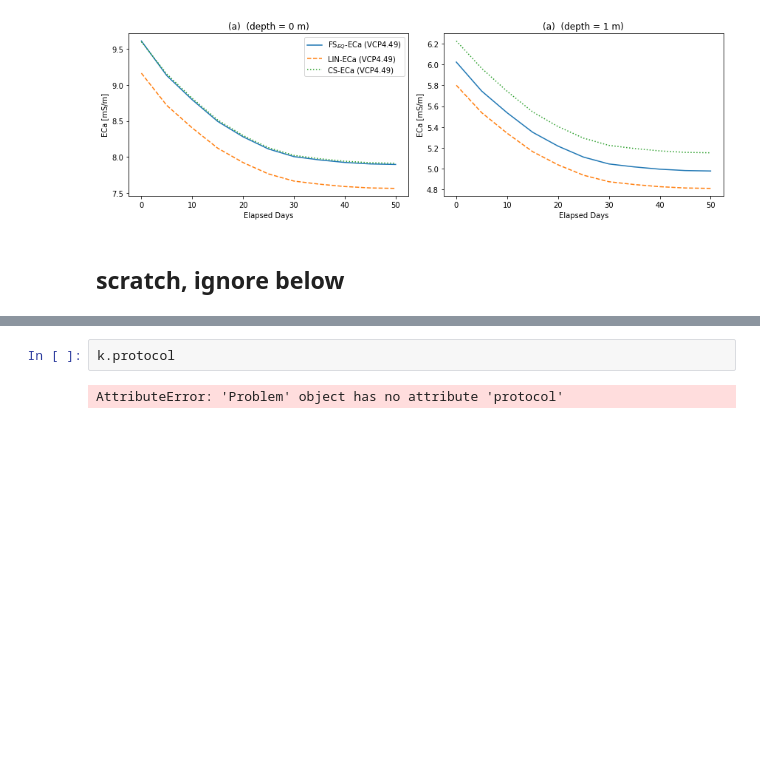
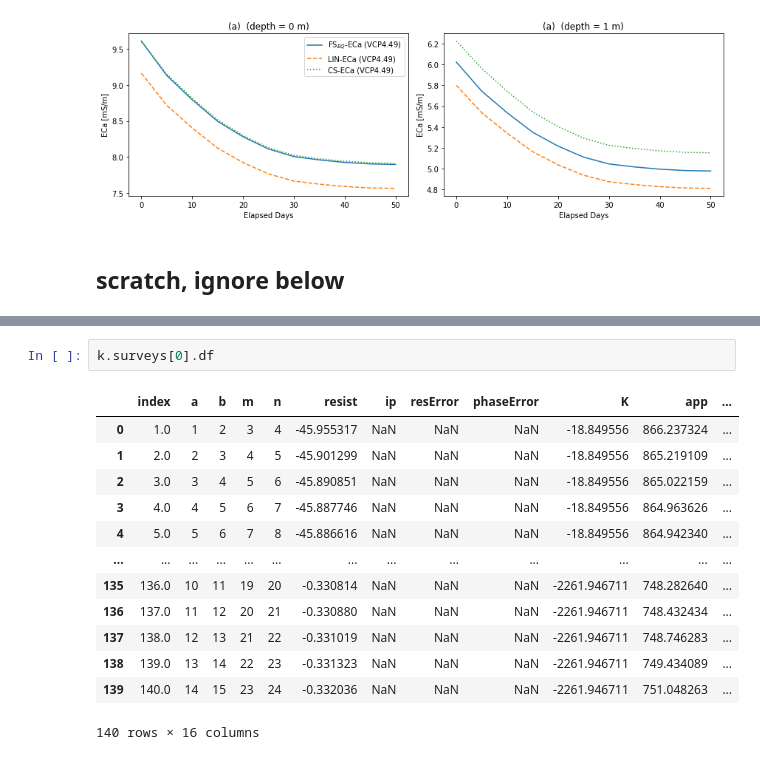
Before and after one commit to cmtso/phydrus_geophy, a Jupyter notebook: phydrus_geophys_ex1.ipynb, the cells around one changed output, grey strips where cells are left out. Cells and saved outputs as stored; diff of their text form; blank space fills up the shorter version.

```diff
--- a/phydrus_geophys_ex1.ipynb
+++ b/phydrus_geophys_ex1.ipynb
@@ -829,7 +845,19 @@ k.param
         [ 0.        , -3.83333333],
         [ 0.        ,  0.        ]]),
  'reg_mode': 1}
-# %%
-k.protocol
-# %% [output]
-AttributeError: 'Problem' object has no attribute 'protocol'
+# %%
+k.surveys[0].df
+# %% [output]
+|  | index | a | b | m | n | resist | ip | resError | phaseError | K | app | ... |
+| 0 | 1.0 | 1 | 2 | 3 | 4 | -45.955317 | NaN | NaN | NaN | -18.849556 | 866.237324 | ... |
+| 1 | 2.0 | 2 | 3 | 4 | 5 | -45.901299 | NaN | NaN | NaN | -18.849556 | 865.219109 | ... |
+| 2 | 3.0 | 3 | 4 | 5 | 6 | -45.890851 | NaN | NaN | NaN | -18.849556 | 865.022159 | ... |
+| 3 | 4.0 | 4 | 5 | 6 | 7 | -45.887746 | NaN | NaN | NaN | -18.849556 | 864.963626 | ... |
+| 4 | 5.0 | 5 | 6 | 7 | 8 | -45.886616 | NaN | NaN | NaN | -18.849556 | 864.942340 | ... |
+| ... | ... | ... | ... | ... | ... | ... | ... | ... | ... | ... | ... | ... |
+| 135 | 136.0 | 10 | 11 | 19 | 20 | -0.330814 | NaN | NaN | NaN | -2261.946711 | 748.282640 | ... |
+| 136 | 137.0 | 11 | 12 | 20 | 21 | -0.330880 | NaN | NaN | NaN | -2261.946711 | 748.432434 | ... |
+| 137 | 138.0 | 12 | 13 | 21 | 22 | -0.331019 | NaN | NaN | NaN | -2261.946711 | 748.746283 | ... |
+| 138 | 139.0 | 13 | 14 | 22 | 23 | -0.331323 | NaN | NaN | NaN | -2261.946711 | 749.434089 | ... |
+| 139 | 140.0 | 14 | 15 | 23 | 24 | -0.332036 | NaN | NaN | NaN | -2261.946711 | 751.048263 | ... |
+140 rows × 16 columns
```
Also changed, not shown: parts of 8 cells of this notebook.
